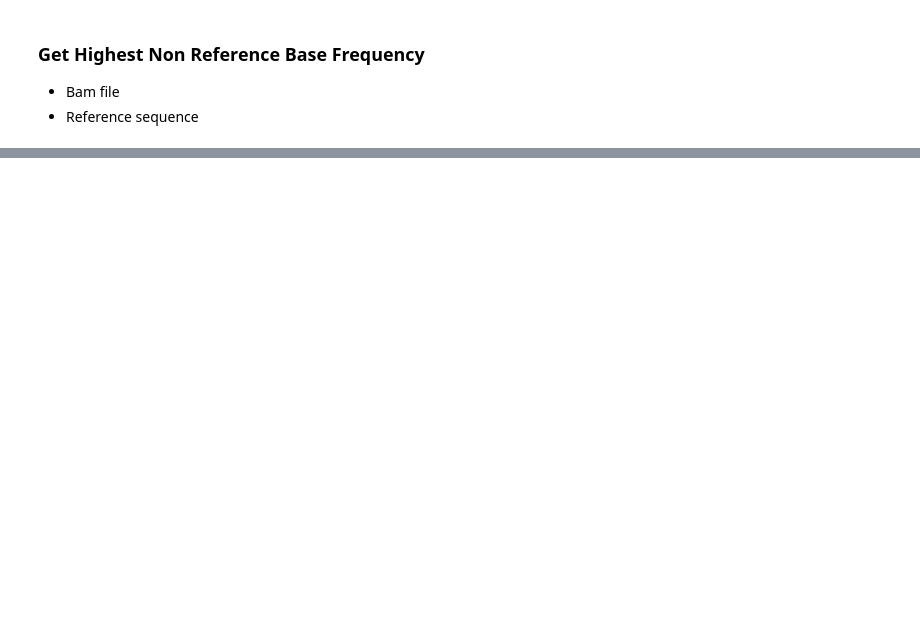
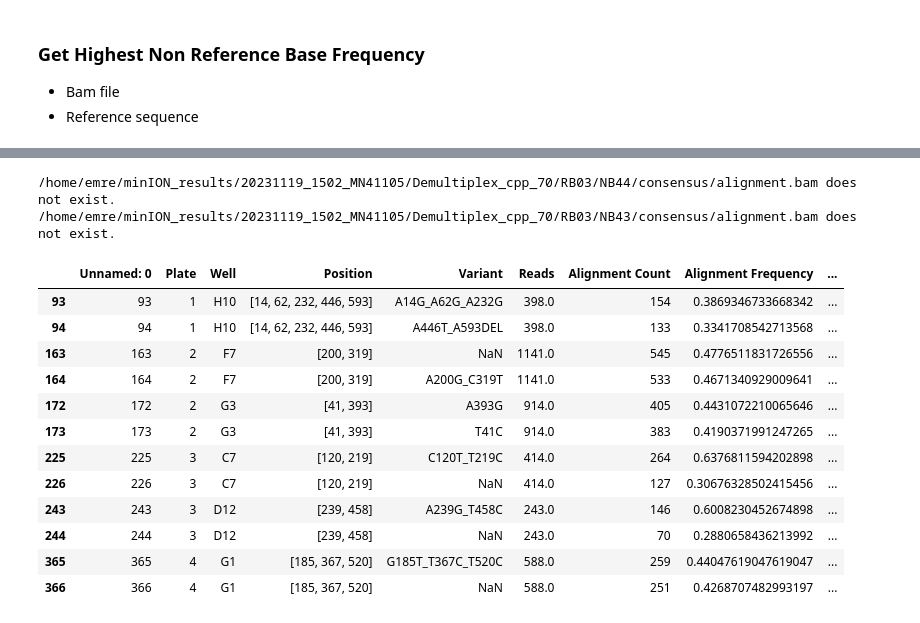
Before and after one commit to fhalab/LevSeq, a Jupyter notebook: examples/test_consensus.ipynb, the cells around one changed output, grey strips where cells are left out. Cells and saved outputs as stored; diff of their text form; code cells hidden in the pictures; blank space fills up the shorter version.

```diff
--- a/examples/test_consensus.ipynb
+++ b/examples/test_consensus.ipynb
@@ -428,0 +596,5 @@ bases_df
+# %%
+variant_df = get_variant_df_AF(Path("/home/emre/minION_results/20231119_1502_MN41105/Demultiplex_cpp_70"), Path("/home/emre/PgA9.fasta"), ref_name =  "PgA9", min_freq=0.1, min_depth= 15)
+# %% [output]
+/home/emre/minION_results/20231119_1502_MN41105/Demultiplex_cpp_70/RB03/NB44/consensus/alignment.bam does not exist.
+/home/emre/minION_results/20231119_1502_MN41105/Demultiplex_cpp_70/RB03/NB43/consensus/alignment.bam does not exist.
@@ -428,0 +603,18 @@ bases_df
+# %%
+variant_df = pd.read_csv("data/PgA9_variant_df.csv")
+# %%
+get_mixed_population(variant_df)
+# %% [output]
+|  | Unnamed: 0 | Plate | Well | Position | Variant | Reads | Alignment Count | Alignment Frequency | ... |
+| 93 | 93 | 1 | H10 | [14, 62, 232, 446, 593] | A14G_A62G_A232G | 398.0 | 154 | 0.3869346733668342 | ... |
+| 94 | 94 | 1 | H10 | [14, 62, 232, 446, 593] | A446T_A593DEL | 398.0 | 133 | 0.3341708542713568 | ... |
+| 163 | 163 | 2 | F7 | [200, 319] | NaN | 1141.0 | 545 | 0.4776511831726556 | ... |
+| 164 | 164 | 2 | F7 | [200, 319] | A200G_C319T | 1141.0 | 533 | 0.4671340929009641 | ... |
+| 172 | 172 | 2 | G3 | [41, 393] | A393G | 914.0 | 405 | 0.4431072210065646 | ... |
+| 173 | 173 | 2 | G3 | [41, 393] | T41C | 914.0 | 383 | 0.4190371991247265 | ... |
+| 225 | 225 | 3 | C7 | [120, 219] | C120T_T219C | 414.0 | 264 | 0.6376811594202898 | ... |
+| 226 | 226 | 3 | C7 | [120, 219] | NaN | 414.0 | 127 | 0.30676328502415456 | ... |
+| 243 | 243 | 3 | D12 | [239, 458] | A239G_T458C | 243.0 | 146 | 0.6008230452674898 | ... |
+| 244 | 244 | 3 | D12 | [239, 458] | NaN | 243.0 | 70 | 0.2880658436213992 | ... |
+| 365 | 365 | 4 | G1 | [185, 367, 520] | G185T_T367C_T520C | 588.0 | 259 | 0.44047619047619047 | ... |
+| 366 | 366 | 4 | G1 | [185, 367, 520] | NaN | 588.0 | 251 | 0.4268707482993197 | ... |
```
Also changed, not shown: parts of 24 cells of this notebook, 2 other files.
